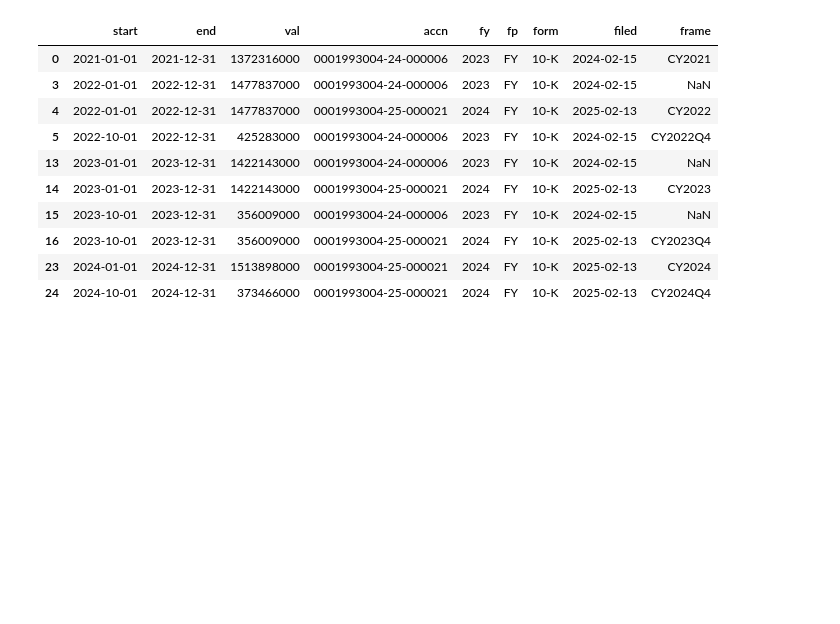
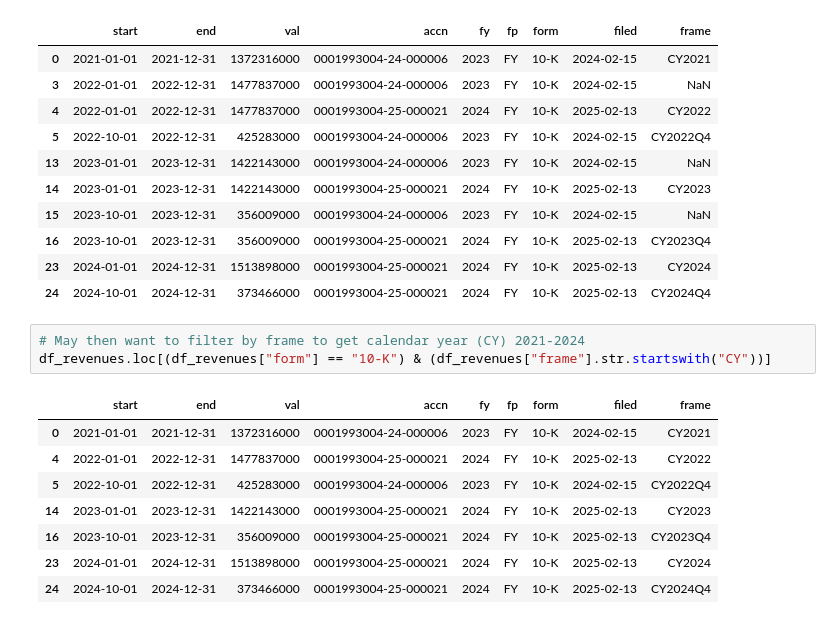
Before and after one commit to DougRoehm/sec-edgar-data, a Jupyter notebook: sec-data-pull.ipynb, the cells around one changed output. Drawn from its saved outputs; the diff is of its cells as text; blank space fills up the shorter version.

```diff
--- a/sec-data-pull.ipynb
+++ b/sec-data-pull.ipynb
@@ -170,3 +170,15 @@ df_revenues.loc[df_revenues["form"] == "10-K"]
 | 16 | 2023-10-01 | 2023-12-31 | 356009000 | 0001993004-25-000021 | 2024 | FY | 10-K | 2025-02-13 | CY2023Q4 |
 | 23 | 2024-01-01 | 2024-12-31 | 1513898000 | 0001993004-25-000021 | 2024 | FY | 10-K | 2025-02-13 | CY2024 |
 | 24 | 2024-10-01 | 2024-12-31 | 373466000 | 0001993004-25-000021 | 2024 | FY | 10-K | 2025-02-13 | CY2024Q4 |
+# %%
+# May then want to filter by frame to get calendar year (CY) 2021-2024
+df_revenues.loc[(df_revenues["form"] == "10-K") & (df_revenues["frame"].str.startswith("CY"))]
+# %% [output]
+|  | start | end | val | accn | fy | fp | form | filed | frame |
+| 0 | 2021-01-01 | 2021-12-31 | 1372316000 | 0001993004-24-000006 | 2023 | FY | 10-K | 2024-02-15 | CY2021 |
+| 4 | 2022-01-01 | 2022-12-31 | 1477837000 | 0001993004-25-000021 | 2024 | FY | 10-K | 2025-02-13 | CY2022 |
+| 5 | 2022-10-01 | 2022-12-31 | 425283000 | 0001993004-24-000006 | 2023 | FY | 10-K | 2024-02-15 | CY2022Q4 |
+| 14 | 2023-01-01 | 2023-12-31 | 1422143000 | 0001993004-25-000021 | 2024 | FY | 10-K | 2025-02-13 | CY2023 |
+| 16 | 2023-10-01 | 2023-12-31 | 356009000 | 0001993004-25-000021 | 2024 | FY | 10-K | 2025-02-13 | CY2023Q4 |
+| 23 | 2024-01-01 | 2024-12-31 | 1513898000 | 0001993004-25-000021 | 2024 | FY | 10-K | 2025-02-13 | CY2024 |
+| 24 | 2024-10-01 | 2024-12-31 | 373466000 | 0001993004-25-000021 | 2024 | FY | 10-K | 2025-02-13 | CY2024Q4 |
```
Also changed, not shown: parts of 2 cells of this notebook, 2 other files.
